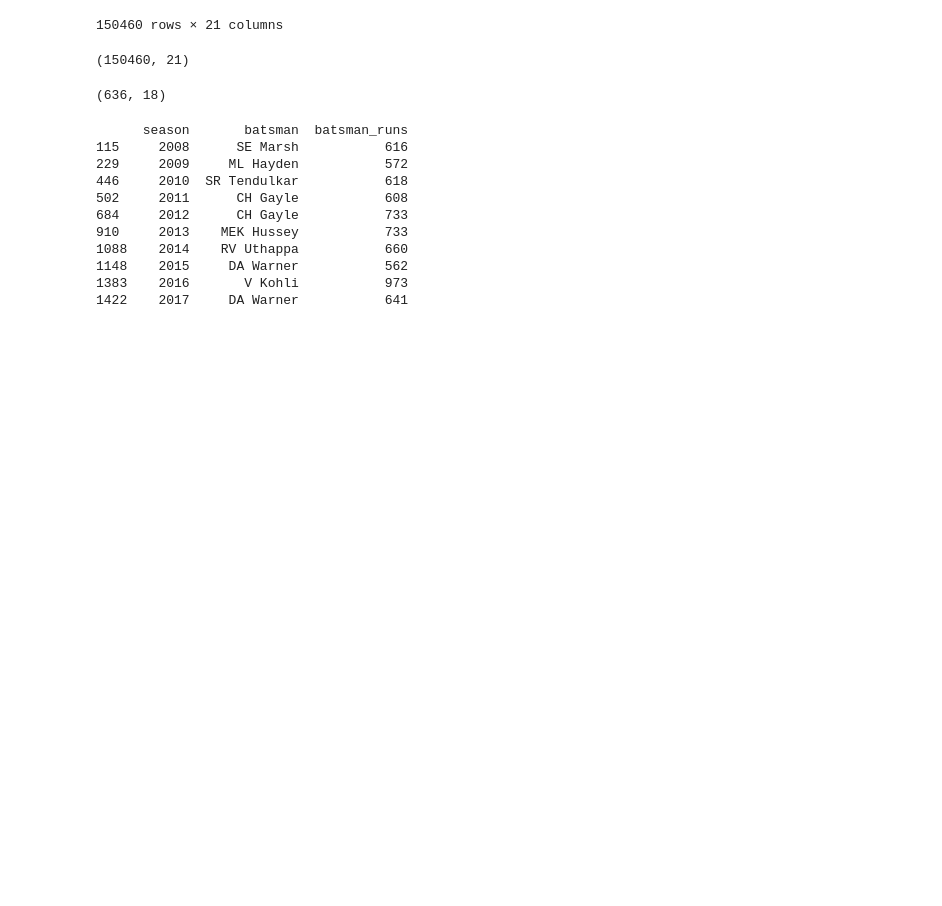
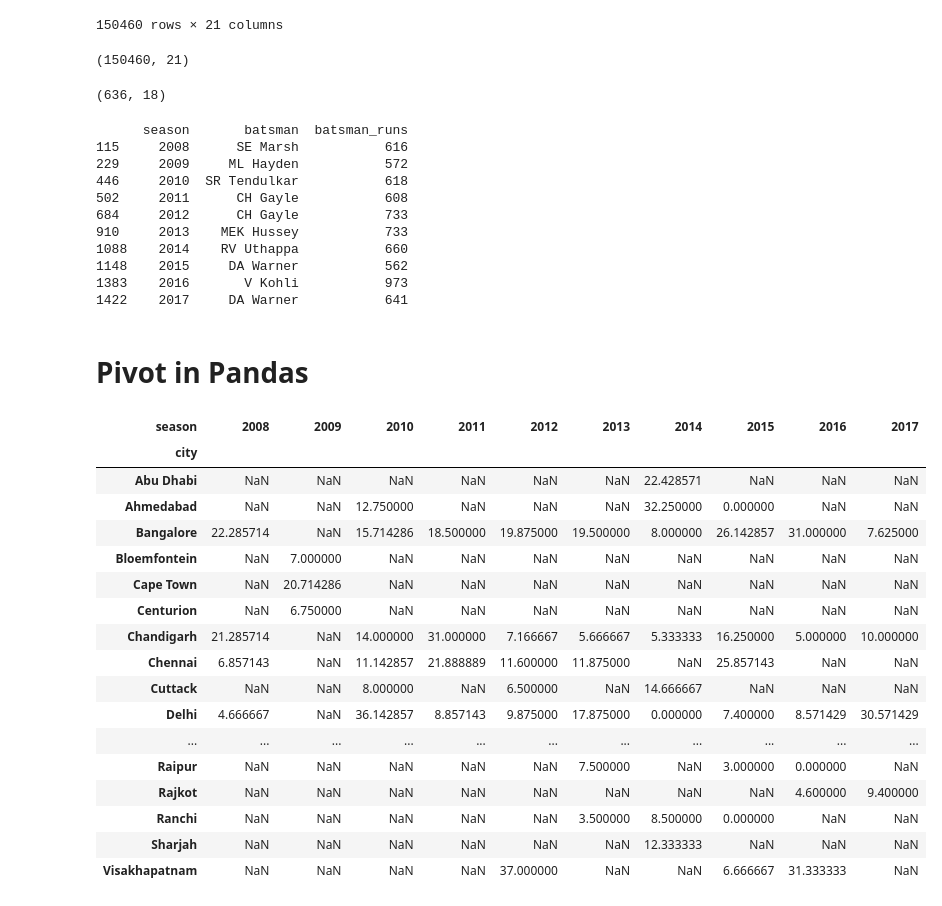
Before and after one commit to foysalpranto121/pandas-Update-version, a Jupyter notebook: pandas in all in one .ipynb, the cells around one changed output. Drawn from its saved outputs; the diff is of its cells as text; code cells hidden in the pictures; blank space fills up the shorter version.

```diff
--- a/pandas in all in one .ipynb
+++ b/pandas in all in one .ipynb
@@ -917,3 +917,26 @@ print(top_batsmen)
 1148    2015     DA Warner           562
 1383    2016       V Kohli           973
 1422    2017     DA Warner           641
+# %% [markdown]
+# Pivot in Pandas
+# %%
+data.pivot_table(index='city', columns='season', values='win_by_runs', aggfunc='mean')
+# %% [output]
+| season | 2008 | 2009 | 2010 | 2011 | 2012 | 2013 | 2014 | 2015 | 2016 | 2017 |
+| city |  |  |  |  |  |  |  |  |  |  |
+| Abu Dhabi | NaN | NaN | NaN | NaN | NaN | NaN | 22.428571 | NaN | NaN | NaN |
+| Ahmedabad | NaN | NaN | 12.750000 | NaN | NaN | NaN | 32.250000 | 0.000000 | NaN | NaN |
+| Bangalore | 22.285714 | NaN | 15.714286 | 18.500000 | 19.875000 | 19.500000 | 8.000000 | 26.142857 | 31.000000 | 7.625000 |
+| Bloemfontein | NaN | 7.000000 | NaN | NaN | NaN | NaN | NaN | NaN | NaN | NaN |
+| Cape Town | NaN | 20.714286 | NaN | NaN | NaN | NaN | NaN | NaN | NaN | NaN |
+| Centurion | NaN | 6.750000 | NaN | NaN | NaN | NaN | NaN | NaN | NaN | NaN |
+| Chandigarh | 21.285714 | NaN | 14.000000 | 31.000000 | 7.166667 | 5.666667 | 5.333333 | 16.250000 | 5.000000 | 10.000000 |
+| Chennai | 6.857143 | NaN | 11.142857 | 21.888889 | 11.600000 | 11.875000 | NaN | 25.857143 | NaN | NaN |
+| Cuttack | NaN | NaN | 8.000000 | NaN | 6.500000 | NaN | 14.666667 | NaN | NaN | NaN |
+| Delhi | 4.666667 | NaN | 36.142857 | 8.857143 | 9.875000 | 17.875000 | 0.000000 | 7.400000 | 8.571429 | 30.571429 |
+| ... | ... | ... | ... | ... | ... | ... | ... | ... | ... | ... |
+| Raipur | NaN | NaN | NaN | NaN | NaN | 7.500000 | NaN | 3.000000 | 0.000000 | NaN |
+| Rajkot | NaN | NaN | NaN | NaN | NaN | NaN | NaN | NaN | 4.600000 | 9.400000 |
+| Ranchi | NaN | NaN | NaN | NaN | NaN | 3.500000 | 8.500000 | 0.000000 | NaN | NaN |
+| Sharjah | NaN | NaN | NaN | NaN | NaN | NaN | 12.333333 | NaN | NaN | NaN |
+| Visakhapatnam | NaN | NaN | NaN | NaN | 37.000000 | NaN | NaN | 6.666667 | 31.333333 | NaN |
```
